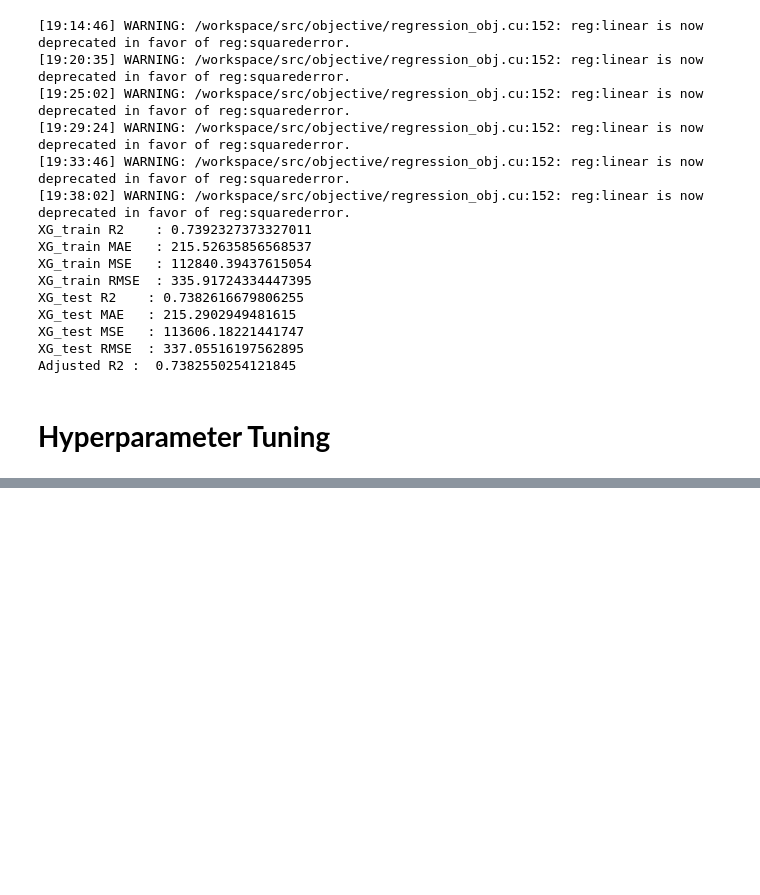
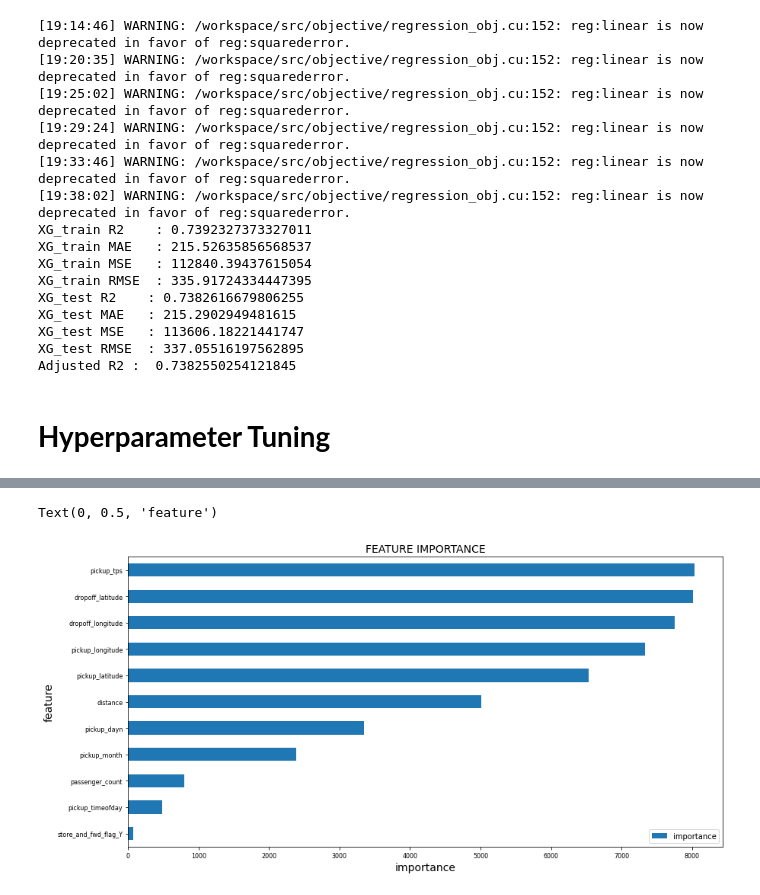
Before and after one commit to sanjaymkr/NYC-Taxi-Trip-Time-Prediction, a Jupyter notebook: Sanjay_Kumar_NYC_Taxi_Trip_Time_Prediction_Capstone_Project.ipynb, the cells around one changed output, grey strips where cells are left out. Saved outputs shown, nothing was run; the diff lists cells and outputs as text; code cells hidden in the pictures; blank space fills up the shorter version.

```diff
--- a/Sanjay_Kumar_NYC_Taxi_Trip_Time_Prediction_Capstone_Project.ipynb
+++ b/Sanjay_Kumar_NYC_Taxi_Trip_Time_Prediction_Capstone_Project.ipynb
@@ -877,0 +897,13 @@ print("Adjusted R2 : ", 1-(1-r2_score((y_test), (y_pred_lgt)))*((x_test.shape[0]
+# %%
+pd.DataFrame({'feature':fcd.columns, \
+              'importance': lgbm.feature_importances_})\
+              .sort_values('importance')\
+              .set_index('feature')\
+              .plot(kind='barh', fontsize=8,figsize=(14,7))
+
+plt.title('FEATURE IMPORTANCE',fontsize=14 )
+plt.xlabel('importance',fontsize=14)
+plt.ylabel('feature',fontsize=14)
+# %% [output]
+Text(0, 0.5, 'feature')
+[figure, added]
```
Also changed, not shown: parts of 22 cells of this notebook.
